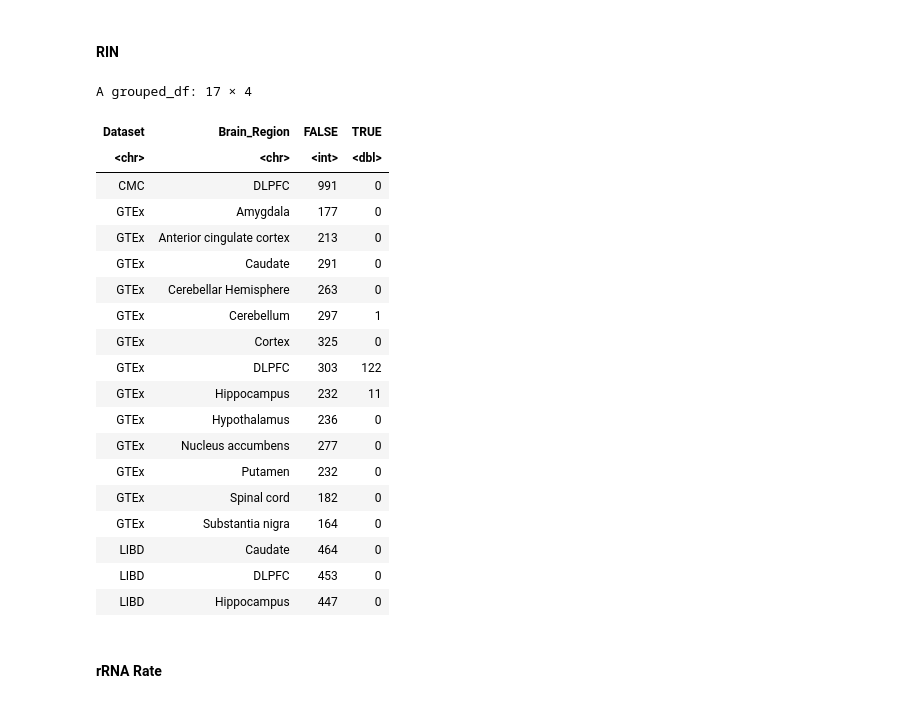
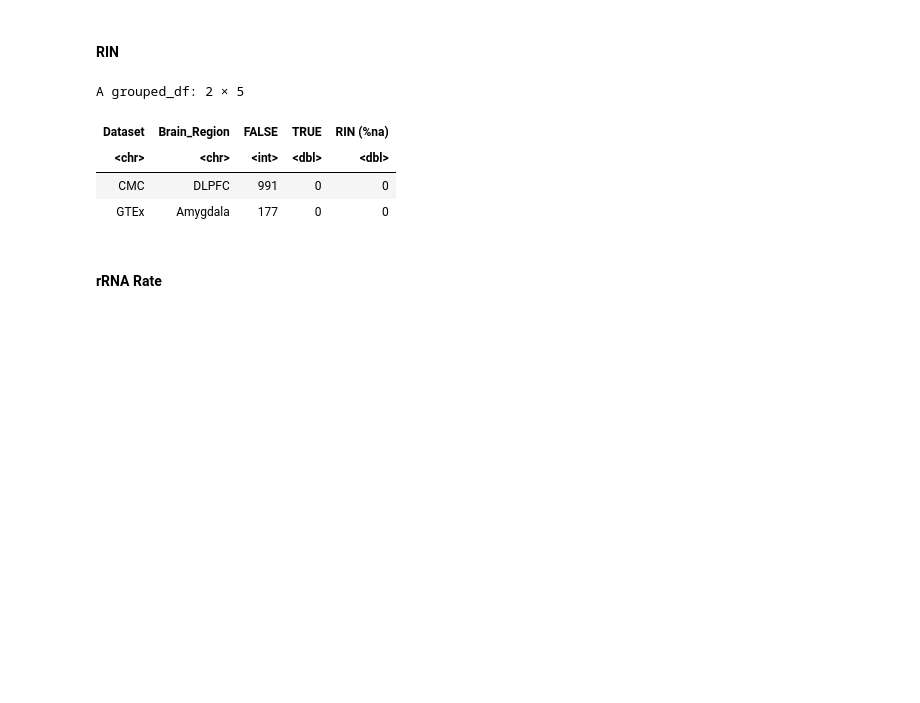
Before and after one commit to LieberInstitute/BrainSeqPhase3Caudate, a Jupyter notebook: quality_control/public_data_comparison/_h/main.ipynb, the cells around one changed output. Saved outputs shown, nothing was run; the diff lists cells and outputs as text; code cells hidden in the pictures; blank space fills up the shorter version.

```diff
--- a/quality_control/public_data_comparison/_h/main.ipynb
+++ b/quality_control/public_data_comparison/_h/main.ipynb
@@ -159,30 +159,16 @@ df$Brain_Region %>% unique
 # %% [markdown]
 #### RIN
 # %%
-df %>% group_by(Dataset, Brain_Region) %>% count(is.na(RIN)) %>%
+rin = df %>% group_by(Dataset, Brain_Region) %>% count(is.na(RIN)) %>%
     pivot_wider(names_from=`is.na(RIN)`, values_from="n") %>%
-    mutate("TRUE"=replace_na(`TRUE`,0))
+    mutate("TRUE"=replace_na(`TRUE`,0), `RIN (%na)`=`TRUE`/(`FALSE`+`TRUE`))
+rin %>% head(2)
 # %% [output]
-A grouped_df: 17 × 4
+A grouped_df: 2 × 5
-| Dataset | Brain_Region | FALSE | TRUE |
-| <chr> | <chr> | <int> | <dbl> |
-| CMC | DLPFC | 991 | 0 |
-| GTEx | Amygdala | 177 | 0 |
-| GTEx | Anterior cingulate cortex | 213 | 0 |
-| GTEx | Caudate | 291 | 0 |
-| GTEx | Cerebellar Hemisphere | 263 | 0 |
-| GTEx | Cerebellum | 297 | 1 |
-| GTEx | Cortex | 325 | 0 |
-| GTEx | DLPFC | 303 | 122 |
-| GTEx | Hippocampus | 232 | 11 |
-| GTEx | Hypothalamus | 236 | 0 |
-| GTEx | Nucleus accumbens | 277 | 0 |
-| GTEx | Putamen | 232 | 0 |
-| GTEx | Spinal cord | 182 | 0 |
-| GTEx | Substantia nigra | 164 | 0 |
-| LIBD | Caudate | 464 | 0 |
-| LIBD | DLPFC | 453 | 0 |
-| LIBD | Hippocampus | 447 | 0 |
+| Dataset | Brain_Region | FALSE | TRUE | RIN (%na) |
+| <chr> | <chr> | <int> | <dbl> | <dbl> |
+| CMC | DLPFC | 991 | 0 | 0 |
+| GTEx | Amygdala | 177 | 0 | 0 |
 # %% [markdown]
 #### rRNA Rate
 # %%
```
Also changed, not shown: parts of 5 cells of this notebook.
